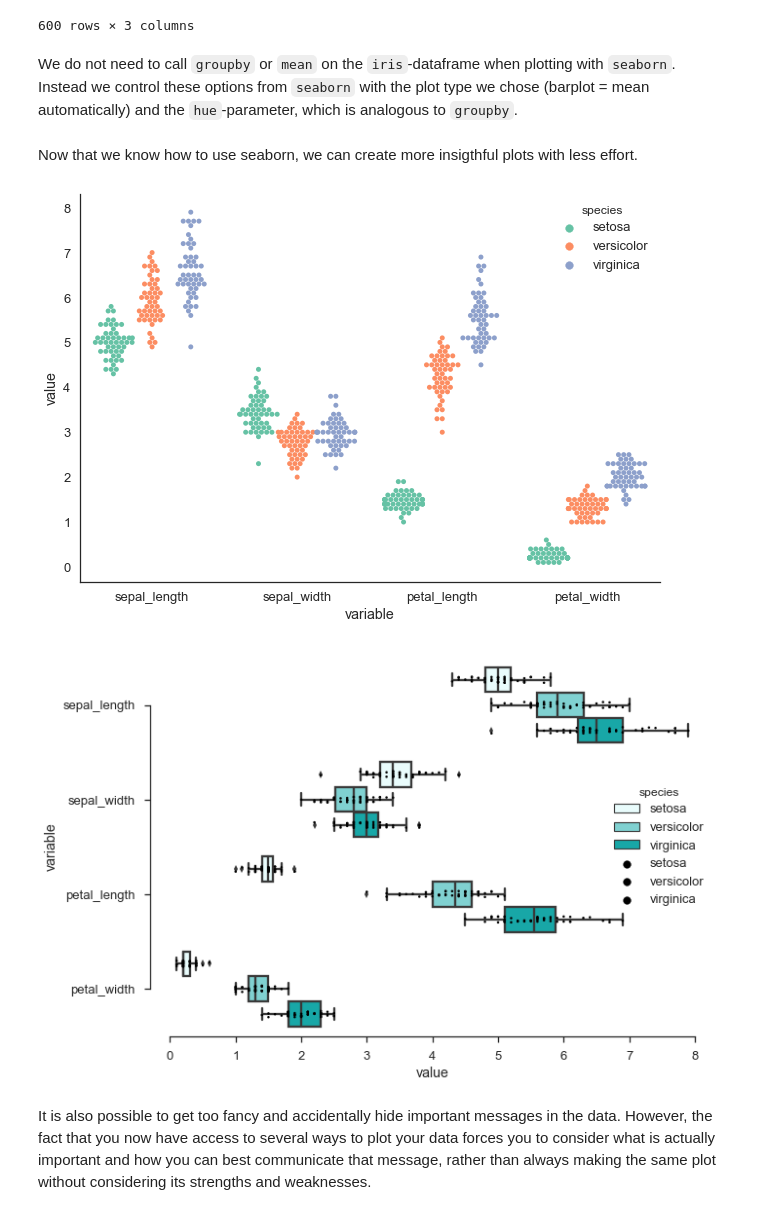
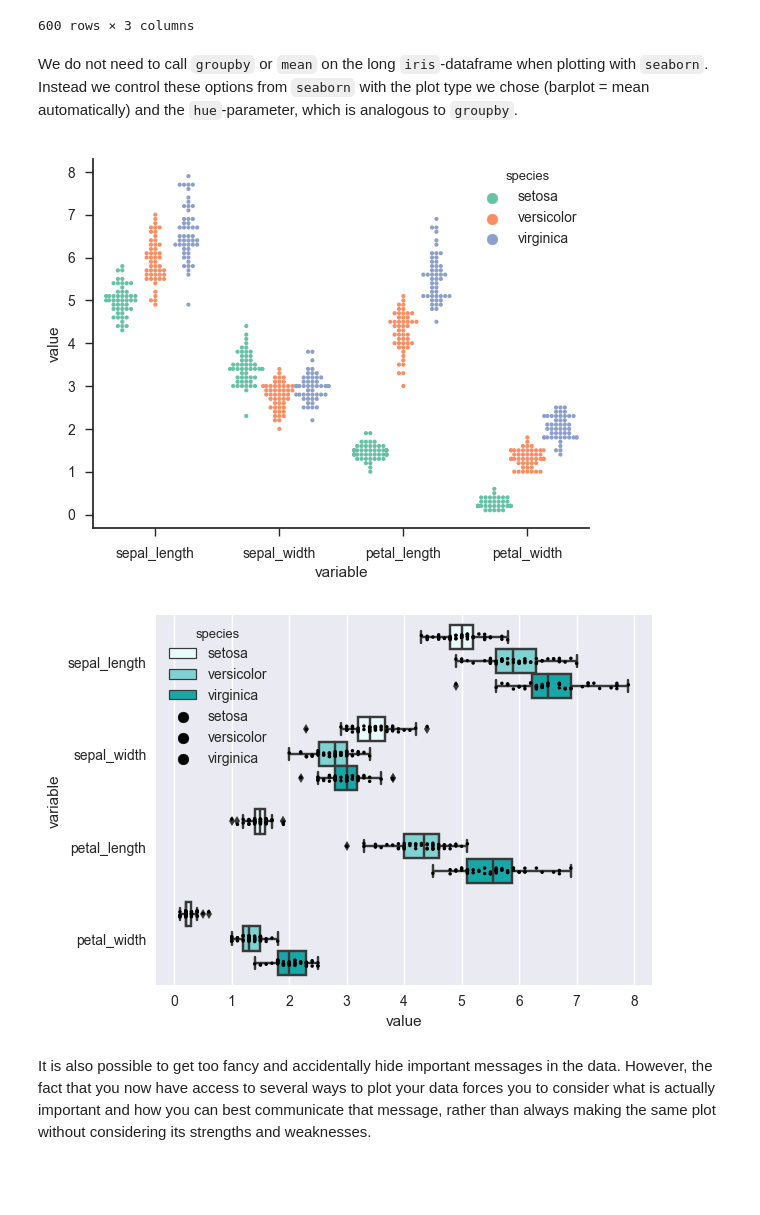
Before and after one commit to mozillascience/studyGroup, a Jupyter notebook: lessons/python/intro-data-analysis/from-spreadsheets-to-pandas-extended.ipynb, the cells around one changed output. Drawn from its saved outputs; the diff is of its cells as text; code cells hidden in the pictures; blank space fills up the shorter version.

```diff
--- a/lessons/python/intro-data-analysis/from-spreadsheets-to-pandas-extended.ipynb
+++ b/lessons/python/intro-data-analysis/from-spreadsheets-to-pandas-extended.ipynb
@@ -227,0 +229,3 @@ It is easy to perform calculation on a column from the dataframe:
+# %%
+iris['sepal_length_x2'] = iris['sepal_length'] * 2
+iris['sepal_length_x2']
@@ -227,0 +247,2 @@ It is easy to perform calculation on a column from the dataframe:
+# %%
+iris = iris.drop('sepal_length_x2', axis=1)
@@ -362,7 +393,7 @@ sns.swarmplot('species', 'sepal_length', data = iris)
 # %% [markdown]
 That looks a bit small, so let's change the style we are using for plotting.
 # %%
-sns.set(style = 'white', context = 'talk') # This applies to all subsequent plots
+sns.set(style = 'ticks', context = 'talk') # This applies to all subsequent plots
 
 sns.swarmplot('species', 'sepal_length', data = iris)
 sns.despine() # Remove the right and top axes lines
@@ -414,20 +470,18 @@ iris_melt
 | 599 | virginica | petal_width | 1.8 |
 600 rows × 3 columns
 # %% [markdown]
-We do not need to call `groupby` or `mean` on the `iris`-dataframe when plotting with `seaborn`. Instead we control these options from `seaborn` with the plot type we chose (barplot = mean automatically) and the `hue`-parameter, which is analogous to `groupby`.
+We do not need to call `groupby` or `mean` on the long `iris`-dataframe when plotting with `seaborn`. Instead we control these options from `seaborn` with the plot type we chose (barplot = mean automatically) and the `hue`-parameter, which is analogous to `groupby`.
-# %% [markdown]
- Now that we know how to use seaborn, we can create more insigthful plots with less effort.
 # %%
-sns.swarmplot(x='variable', y='value', hue='species', data=iris_melt, split=True, palette='Set2')
+sns.swarmplot(x='variable', y='value', hue='species', data=iris_melt, dodge=True, palette='Set2', size=3)
 sns.despine() # removes the right and top black border
 # %% [output]
-[figure, old version]
+[figure, new version]
 # %%
-with sns.plotting_context('talk') and sns.axes_style("ticks"):
+with sns.plotting_context('paper') and sns.axes_style("darkgrid"):
     sns.boxplot(y='variable', x='value', hue='species', data=iris_melt, color='c', )
-    sns.stripplot(y='variable', x='value', hue='species', data=iris_melt, size=2.5, palette=['k']*3, jitter=True, split=True)
+    sns.stripplot(y='variable', x='value', hue='species', data=iris_melt, size=2.5, palette=['k']*3, jitter=True, dodge=True)
 sns.despine(trim=True)
 # %% [output]
-[figure, old version]
+[figure, new version]
 # %% [markdown]
 It is also possible to get too fancy and accidentally hide important messages in the data. However, the fact that you now have access to several ways to plot your data forces you to consider what is actually important and how you can best communicate that message, rather than always making the same plot without considering its strengths and weaknesses.
```
Also changed, not shown: parts of 53 cells of this notebook.
